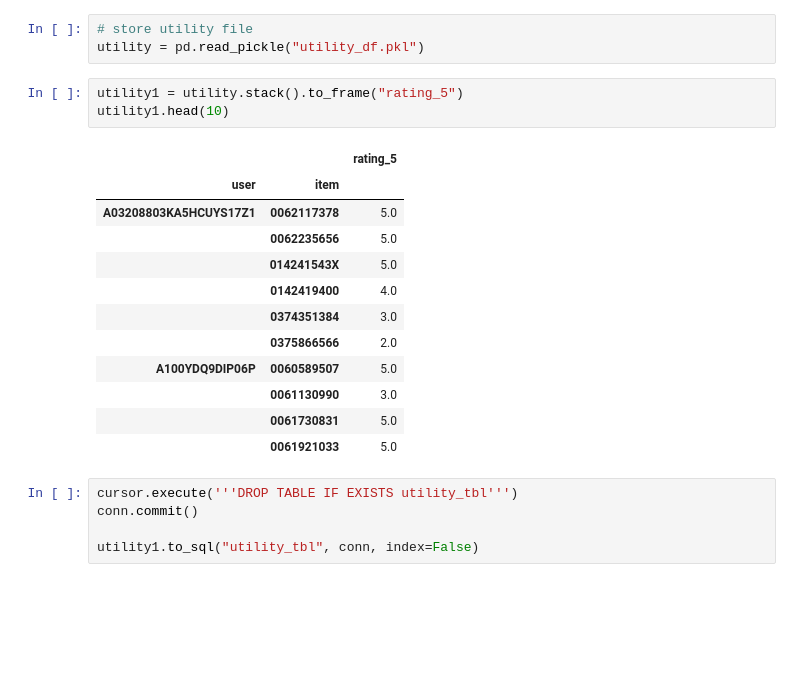
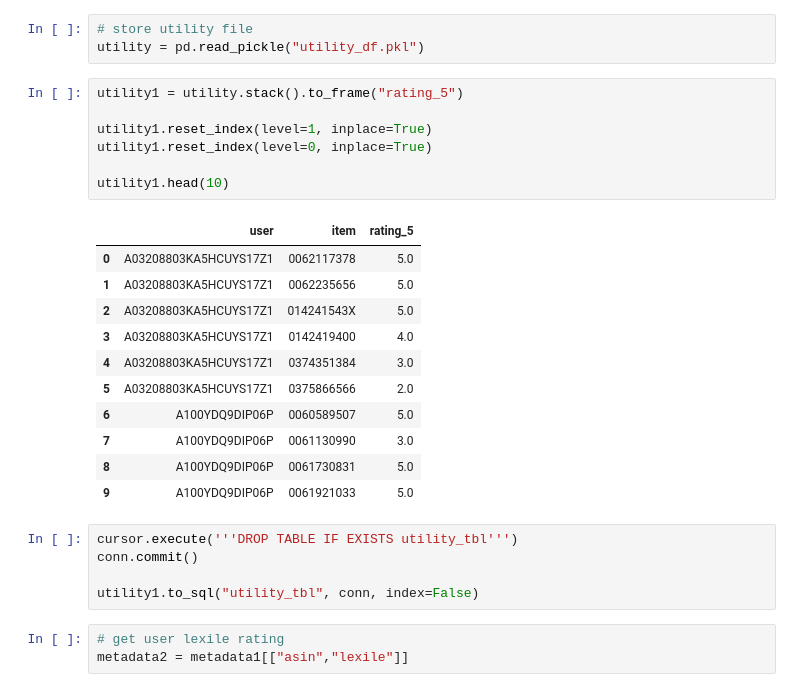
Before and after one commit to ankur-rc/blyton-book_recommender, a Jupyter notebook: code/data.engg/storing_sql_db.ipynb, the cells around one changed output. Saved outputs shown, nothing was run; the diff lists cells and outputs as text; blank space fills up the shorter version.

```diff
--- a/code/data.engg/storing_sql_db.ipynb
+++ b/code/data.engg/storing_sql_db.ipynb
@@ -38,22 +59,28 @@ metadata1.to_sql("metadata_tbl", conn, index=False)
 utility = pd.read_pickle("utility_df.pkl")
 # %%
 utility1 = utility.stack().to_frame("rating_5")
+
+utility1.reset_index(level=1, inplace=True)
+utility1.reset_index(level=0, inplace=True)
+
 utility1.head(10)
 # %% [output]
-|  |  | rating_5 |
-| user | item |  |
-| A03208803KA5HCUYS17Z1 | 0062117378 | 5.0 |
-|  | 0062235656 | 5.0 |
-|  | 014241543X | 5.0 |
-|  | 0142419400 | 4.0 |
-|  | 0374351384 | 3.0 |
-|  | 0375866566 | 2.0 |
-| A100YDQ9DIP06P | 0060589507 | 5.0 |
-|  | 0061130990 | 3.0 |
-|  | 0061730831 | 5.0 |
-|  | 0061921033 | 5.0 |
+|  | user | item | rating_5 |
+| 0 | A03208803KA5HCUYS17Z1 | 0062117378 | 5.0 |
+| 1 | A03208803KA5HCUYS17Z1 | 0062235656 | 5.0 |
+| 2 | A03208803KA5HCUYS17Z1 | 014241543X | 5.0 |
+| 3 | A03208803KA5HCUYS17Z1 | 0142419400 | 4.0 |
+| 4 | A03208803KA5HCUYS17Z1 | 0374351384 | 3.0 |
+| 5 | A03208803KA5HCUYS17Z1 | 0375866566 | 2.0 |
+| 6 | A100YDQ9DIP06P | 0060589507 | 5.0 |
+| 7 | A100YDQ9DIP06P | 0061130990 | 3.0 |
+| 8 | A100YDQ9DIP06P | 0061730831 | 5.0 |
+| 9 | A100YDQ9DIP06P | 0061921033 | 5.0 |
 # %%
 cursor.execute('''DROP TABLE IF EXISTS utility_tbl''')
 conn.commit()
 
 utility1.to_sql("utility_tbl", conn, index=False)
+# %%
+# get user lexile rating
+metadata2 = metadata1[["asin","lexile"]]
```
Also changed, not shown: parts of 11 cells of this notebook.
